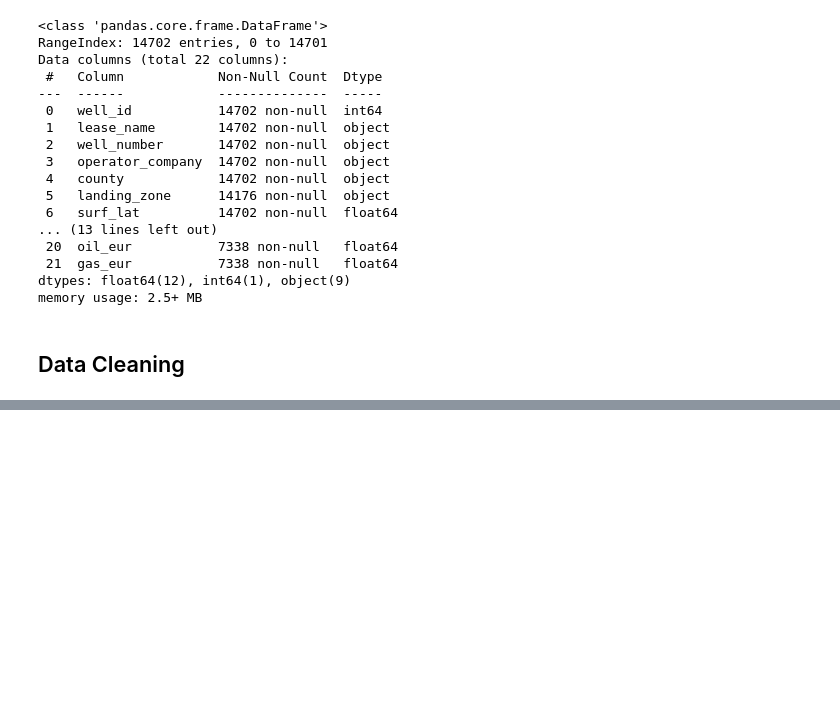
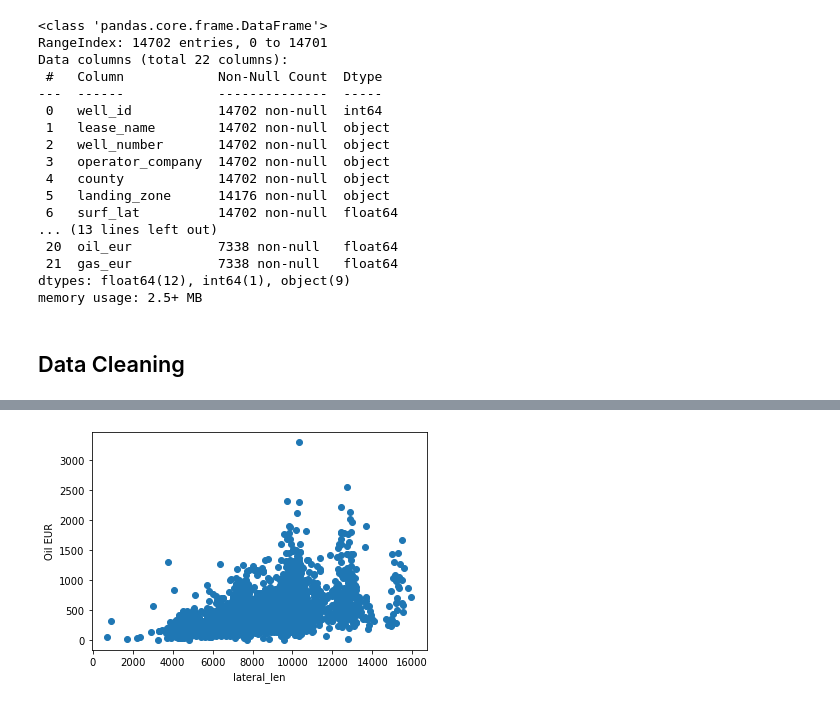
Before and after one commit to Auelocks/Friday_Night_Lights, a Jupyter notebook: MidlandWellData_processing.ipynb, the cells around one changed output, grey strips where cells are left out. Drawn from its saved outputs; the diff is of its cells as text; code cells hidden in the pictures; blank space fills up the shorter version.

```diff
--- a/MidlandWellData_processing.ipynb
+++ b/MidlandWellData_processing.ipynb
@@ -173,0 +275,7 @@ ValueError: could not convert string to float: '21H'
+# %%
+plt.scatter(df.lateral_len,df.oil_eur)
+plt.xlabel('lateral_len')
+plt.ylabel('Oil EUR')
+plt.show()
+# %% [output]
+[figure, added]
```
Also changed, not shown: parts of 23 cells of this notebook.
